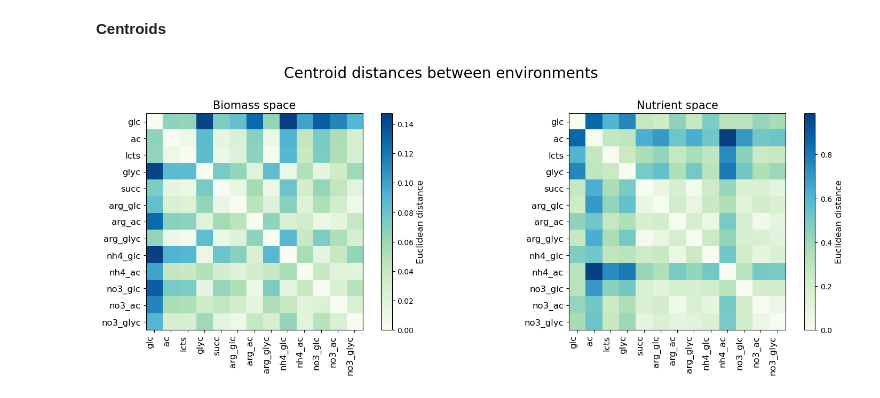
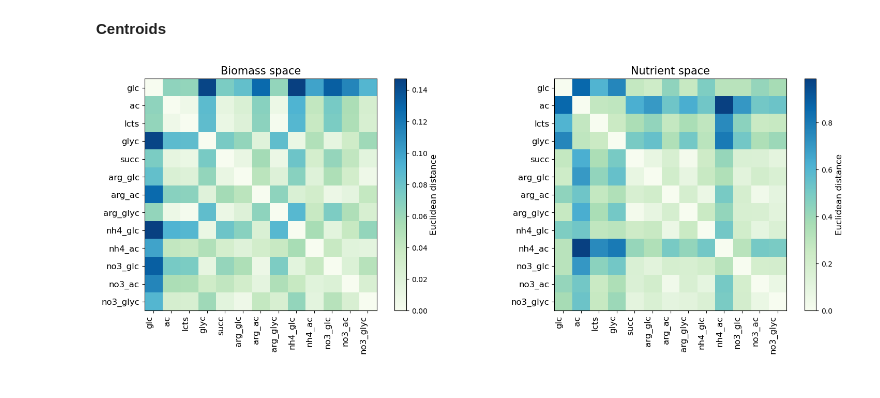
Before and after one commit to celasa/biomass_thesis, a Jupyter notebook: notebooks/03_mapping.ipynb, the cells around one changed output. Cells and saved outputs as stored; diff of their text form; code cells hidden in the pictures.

```diff
--- a/notebooks/03_mapping.ipynb
+++ b/notebooks/03_mapping.ipynb
@@ -122,32 +123,32 @@ unique_envs = np.unique(labels)
 X_centroids = np.array([X[labels == env].mean(axis=0) for env in unique_envs])
 Y_centroids = np.array([Y[labels == env].mean(axis=0) for env in unique_envs])
 
 # ---- define custom ordering ----
 env_order = ['glc', 'ac', 'lcts', 'glyc', 'succ', 'arg_glc', 'arg_ac', 'arg_glyc',
              'nh4_glc', 'nh4_ac', 'no3_glc', 'no3_ac', 'no3_glyc']
 order_idx = [list(unique_envs).index(env) for env in env_order]
 
 DX_ordered = DX[np.ix_(order_idx, order_idx)]
 DY_ordered = DY[np.ix_(order_idx, order_idx)]
 
 # ---- plot side by side ----
 fig, axes = plt.subplots(1, 2, figsize=(16, 6))
 
 for ax, D, title in zip(axes, [DX_ordered, DY_ordered], ["Biomass space", "Nutrient space"]):
     im = ax.imshow(D, cmap="GnBu")
     ax.set_xticks(range(len(env_order)))
     ax.set_yticks(range(len(env_order)))
     ax.set_xticklabels(env_order, rotation=90, ha="right", fontsize=12)
     ax.set_yticklabels(env_order, fontsize=12)
     ax.set_title(f"{title}", fontsize=15)
     # plt.colorbar(im, ax=ax)
 
     cbar = plt.colorbar(im, ax=ax)
     cbar.set_label("Euclidean distance", fontsize=12)
 
 
-plt.suptitle('Centroid distances between environments', fontsize=20)
+# plt.suptitle('Centroid distances between environments', fontsize=20)
 plt.tight_layout(rect=[0, 0, 1, 0.96])
 plt.show()
 # %% [output]
-[figure, old version]
+[figure, new version]
```
Also changed, not shown: parts of 4 cells of this notebook, 6 other files.
